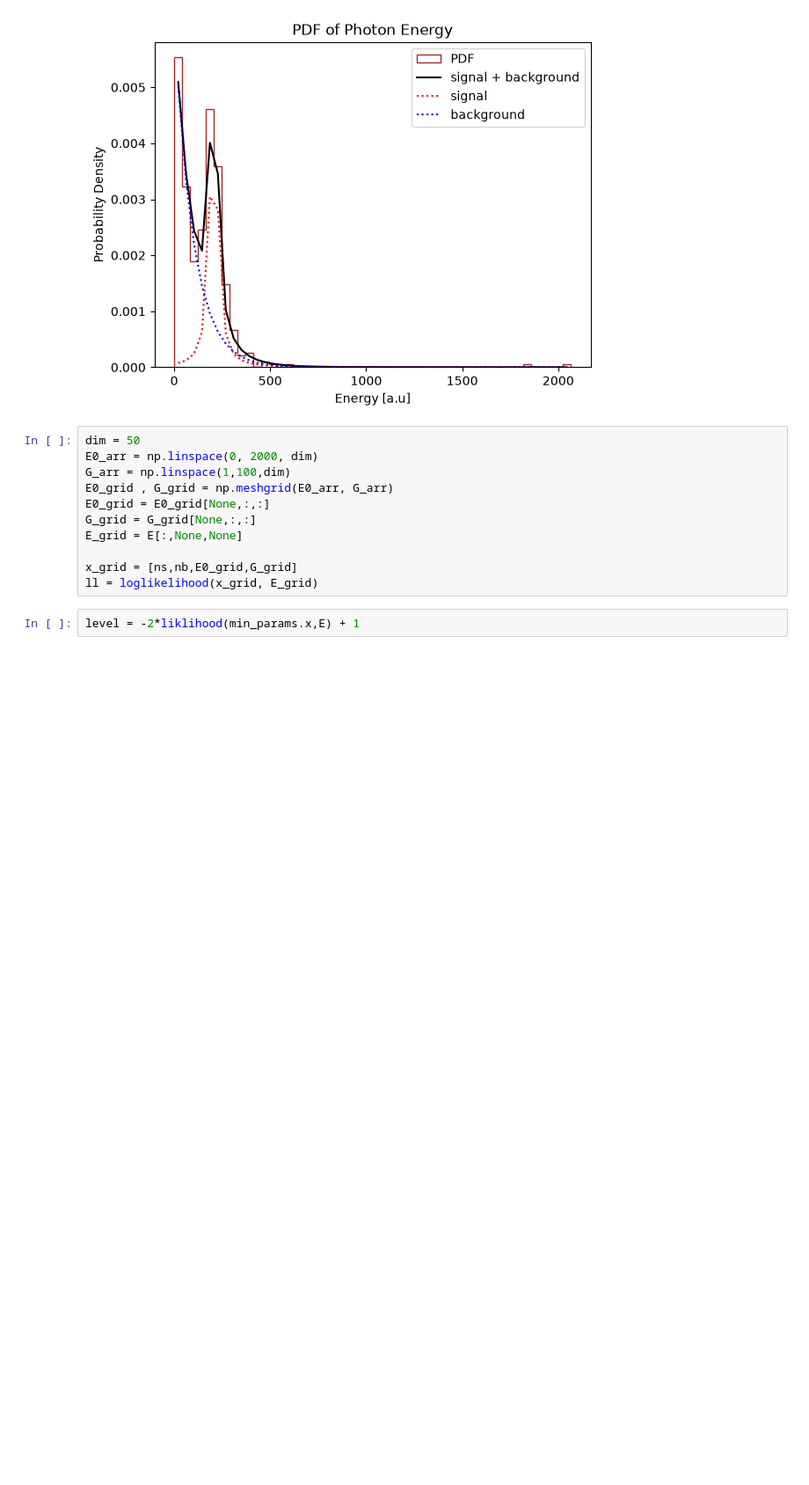
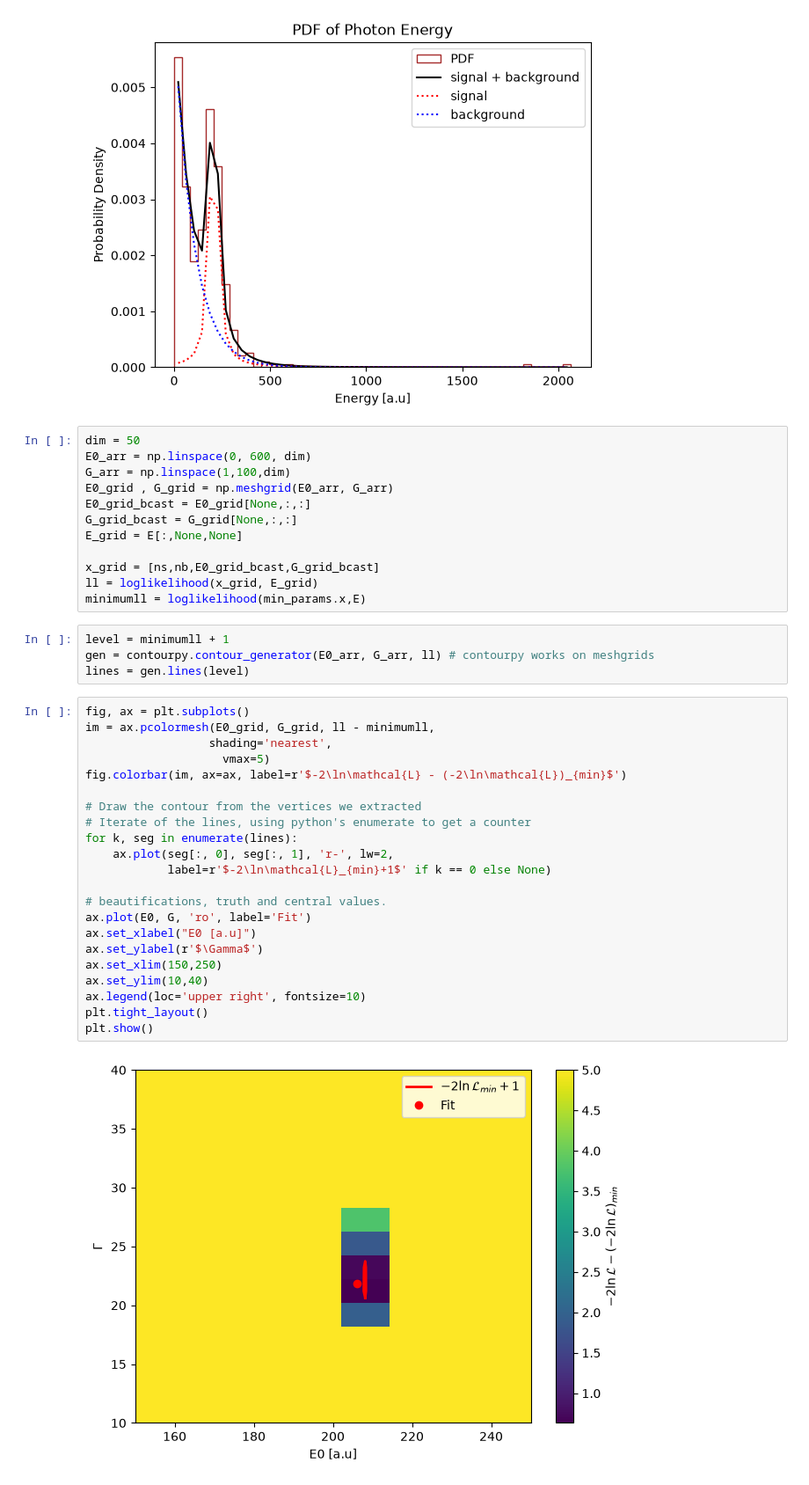
Before and after one commit to vigneshK0404/Data_Science_Projects, a Jupyter notebook: Project_2_Karthikeyan.ipynb, the cells around one changed output. Shown at 88% size. Saved outputs shown, nothing was run; the diff lists cells and outputs as text; blank space fills up the shorter version.

Commit message:
added contour plots

```diff
--- a/Project_2_Karthikeyan.ipynb
+++ b/Project_2_Karthikeyan.ipynb
@@ -86,14 +86,41 @@ plt.show()
 [figure]
 # %%
 dim = 50
-E0_arr = np.linspace(0, 2000, dim)
+E0_arr = np.linspace(0, 600, dim)
 G_arr = np.linspace(1,100,dim)
 E0_grid , G_grid = np.meshgrid(E0_arr, G_arr)
-E0_grid = E0_grid[None,:,:]
-G_grid = G_grid[None,:,:]
+E0_grid_bcast = E0_grid[None,:,:]
+G_grid_bcast = G_grid[None,:,:]
 E_grid = E[:,None,None]
 
-x_grid = [ns,nb,E0_grid,G_grid]
+x_grid = [ns,nb,E0_grid_bcast,G_grid_bcast]
 ll = loglikelihood(x_grid, E_grid)
+minimumll = loglikelihood(min_params.x,E)
 # %%
-level = -2*liklihood(min_params.x,E) + 1
+level = minimumll + 1
+gen = contourpy.contour_generator(E0_arr, G_arr, ll) # contourpy works on meshgrids
+lines = gen.lines(level)
+# %%
+fig, ax = plt.subplots()
+im = ax.pcolormesh(E0_grid, G_grid, ll - minimumll,
+                  shading='nearest',
+                    vmax=5)
+fig.colorbar(im, ax=ax, label=r'$-2\ln\mathcal{L} - (-2\ln\mathcal{L})_{min}$')
+
+# Draw the contour from the vertices we extracted
+# Iterate of the lines, using python's enumerate to get a counter
+for k, seg in enumerate(lines):
+    ax.plot(seg[:, 0], seg[:, 1], 'r-', lw=2,
+            label=r'$-2\ln\mathcal{L}_{min}+1$' if k == 0 else None)
+
+# beautifications, truth and central values.
+ax.plot(E0, G, 'ro', label='Fit')
+ax.set_xlabel("E0 [a.u]")
+ax.set_ylabel(r'$\Gamma$')
+ax.set_xlim(150,250)
+ax.set_ylim(10,40)
+ax.legend(loc='upper right', fontsize=10)
+plt.tight_layout()
+plt.show()
+# %% [output]
+[figure, added]
```
